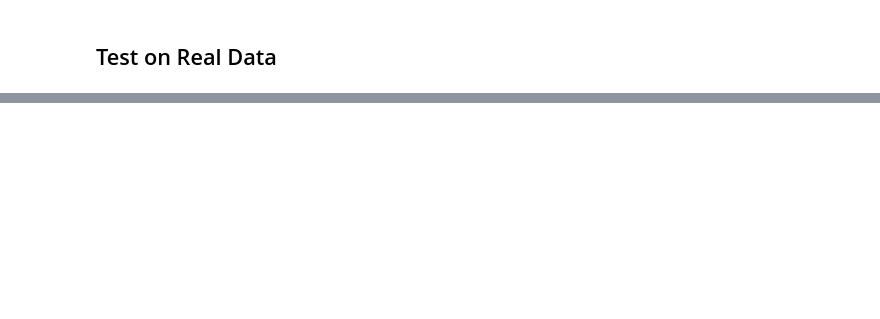
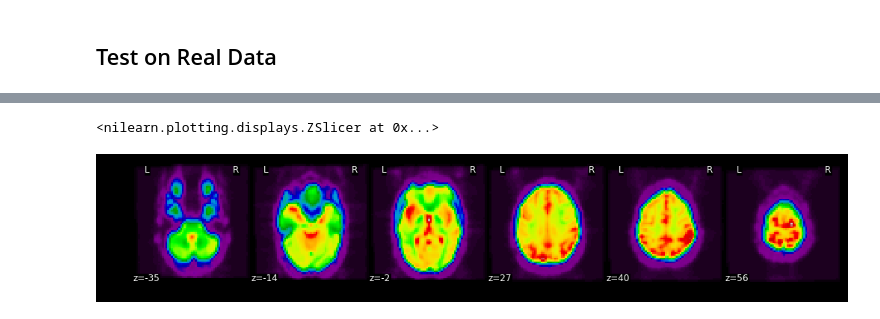
Before and after one commit to danlurie/lag_maps, a Jupyter notebook: notebooks/Cross-Correlation and Interpolation.ipynb, the cells around one changed output, grey strips where cells are left out. Saved outputs shown, nothing was run; the diff lists cells and outputs as text; code cells hidden in the pictures; blank space fills up the shorter version.

Commit message:
Finished changing the way masking is handled, implemented visualiation of time series (frequency power, filtering effects).

```diff
--- a/notebooks/Cross-Correlation and Interpolation.ipynb
+++ b/notebooks/Cross-Correlation and Interpolation.ipynb
@@ -225,7 +226,0 @@ rest1_epi_img = nib.load(rest1_epi)
-# %%
-# Load the gray matter segmentation.
-gm_seg_img = nib.load(gm_seg)
-# Resample the segmentation to match the EPI.
-gm_seg_resampled_img = image.resample_to_img(gm_seg_img, rest1_epi_img)
-# Create a 30% mask from the resampled segmentation.
-gm_mask_resampled_img = image.math_img('(img1 > .30).astype(bool)', img1=gm_seg_resampled_img)
@@ -313,0 +227,11 @@ def xcorr_viewer(voxel_select, lags):
+# %%
+# Set input data paths.
+epi_minimal_path = '/home/despo/dlurie/Projects/megarest_lag/data/sub101/Aifo/sub101_Aifo_rest_1_minimal.nii.gz'
+epi_compcor_path = '/home/despo/dlurie/Projects/megarest_lag/data/sub101/Aifo/sub101_Aifo_rest_1_compcor.nii.gz'
+epi_compcor_gsr_path = '/home/despo/dlurie/Projects/megarest_lag/data/sub101/Aifo/sub101_Aifo_rest_1_compcor_gsr.nii.gz'
+gm_seg_path = '/home/despo/dlurie/Projects/megarest_lag/data/sub101/sub101_gm_seg.nii'
+# %%
+# Load the EPI images.
+epi_minimal_img = nib.load(epi_minimal_path)
+epi_compcor_img = nib.load(epi_compcor_path)
+epi_compcor_gsr_img = nib.load(epi_compcor_gsr_path)
@@ -313,0 +245,8 @@ def xcorr_viewer(voxel_select, lags):
+# %%
+epi_minimal_mean_img = image.mean_img(epi_minimal_img)
+# %%
+plotting.plot_epi(epi_minimal_mean_img, display_mode='z',
+                  cut_coords=[-35, -14, -2, 27, 40, 56])
+# %% [output]
+<nilearn.plotting.displays.ZSlicer at 0x...>
+[figure, added]
```
Also changed, not shown: parts of 46 cells of this notebook.
